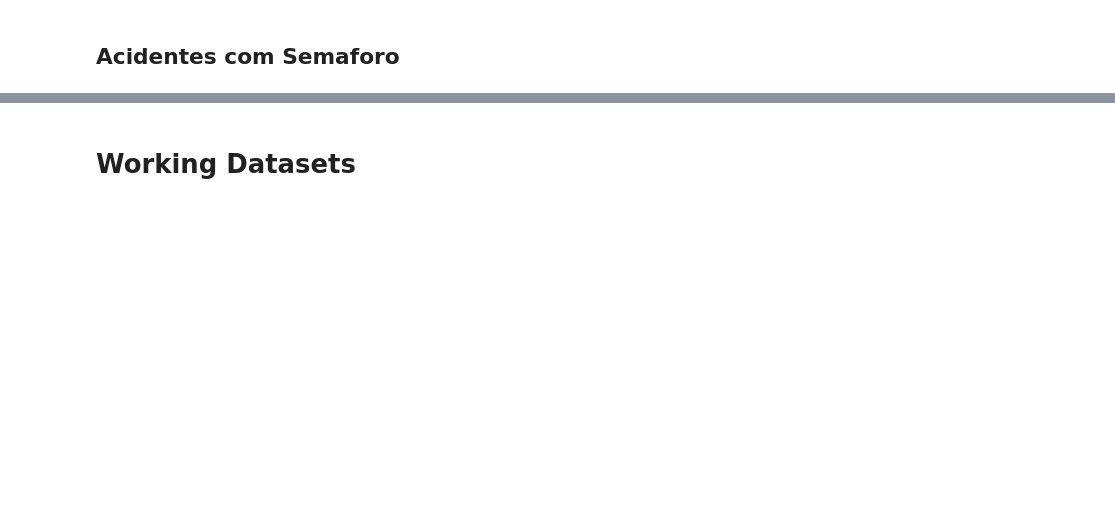
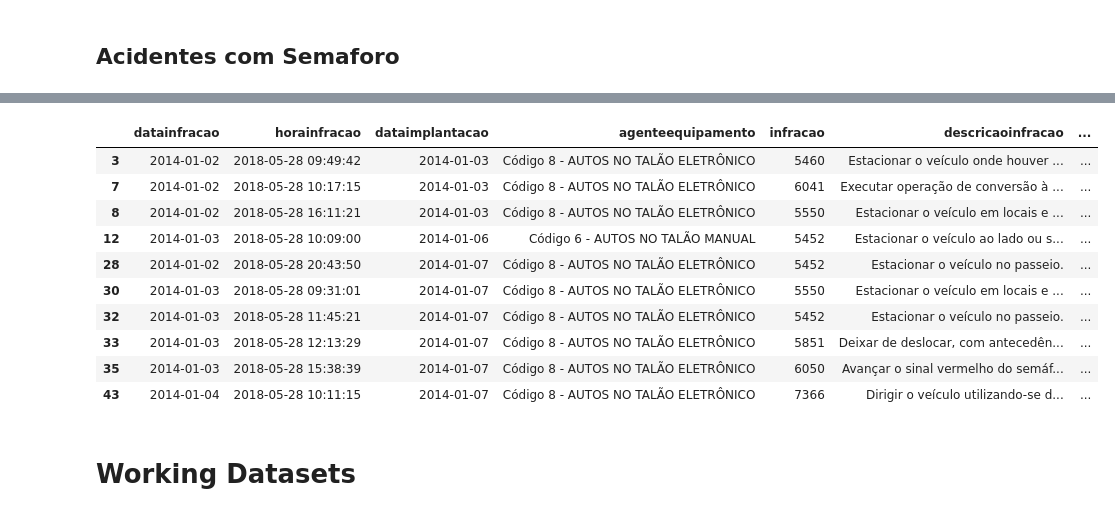
Before and after one commit to fbormann/DadosTransitoRecife, a Jupyter notebook: Projeto CTTU.ipynb, the cells around one changed output, grey strips where cells are left out. Drawn from its saved outputs; the diff is of its cells as text; code cells hidden in the pictures; blank space fills up the shorter version.

```diff
--- a/Projeto CTTU.ipynb
+++ b/Projeto CTTU.ipynb
@@ -453,3 +492,17 @@ infracoes_com_acidentes
+# %%
+infracoes_com_localizacao.head(10)
+# %% [output]
+|  | datainfracao | horainfracao | dataimplantacao | agenteequipamento | infracao | descricaoinfracao | ... |
+| 3 | 2014-01-02 | 2018-05-28 09:49:42 | 2014-01-03 | Código 8 - AUTOS NO TALÃO ELETRÔNICO | 5460 | Estacionar o veículo onde houver ... | ... |
+| 7 | 2014-01-02 | 2018-05-28 10:17:15 | 2014-01-03 | Código 8 - AUTOS NO TALÃO ELETRÔNICO | 6041 | Executar operação de conversão à ... | ... |
+| 8 | 2014-01-02 | 2018-05-28 16:11:21 | 2014-01-03 | Código 8 - AUTOS NO TALÃO ELETRÔNICO | 5550 | Estacionar o veículo em locais e ... | ... |
+| 12 | 2014-01-03 | 2018-05-28 10:09:00 | 2014-01-06 | Código 6 - AUTOS NO TALÃO MANUAL | 5452 | Estacionar o veículo ao lado ou s... | ... |
+| 28 | 2014-01-02 | 2018-05-28 20:43:50 | 2014-01-07 | Código 8 - AUTOS NO TALÃO ELETRÔNICO | 5452 | Estacionar o veículo no passeio. | ... |
+| 30 | 2014-01-03 | 2018-05-28 09:31:01 | 2014-01-07 | Código 8 - AUTOS NO TALÃO ELETRÔNICO | 5550 | Estacionar o veículo em locais e ... | ... |
+| 32 | 2014-01-03 | 2018-05-28 11:45:21 | 2014-01-07 | Código 8 - AUTOS NO TALÃO ELETRÔNICO | 5452 | Estacionar o veículo no passeio. | ... |
+| 33 | 2014-01-03 | 2018-05-28 12:13:29 | 2014-01-07 | Código 8 - AUTOS NO TALÃO ELETRÔNICO | 5851 | Deixar de deslocar, com antecedên... | ... |
+| 35 | 2014-01-03 | 2018-05-28 15:38:39 | 2014-01-07 | Código 8 - AUTOS NO TALÃO ELETRÔNICO | 6050 | Avançar o sinal vermelho do semáf... | ... |
+| 43 | 2014-01-04 | 2018-05-28 10:11:15 | 2014-01-07 | Código 8 - AUTOS NO TALÃO ELETRÔNICO | 7366 | Dirigir o veículo utilizando-se d... | ... |
 # %% [markdown]
 # Working Datasets
 # %%
```
Also changed, not shown: parts of 34 cells of this notebook.
